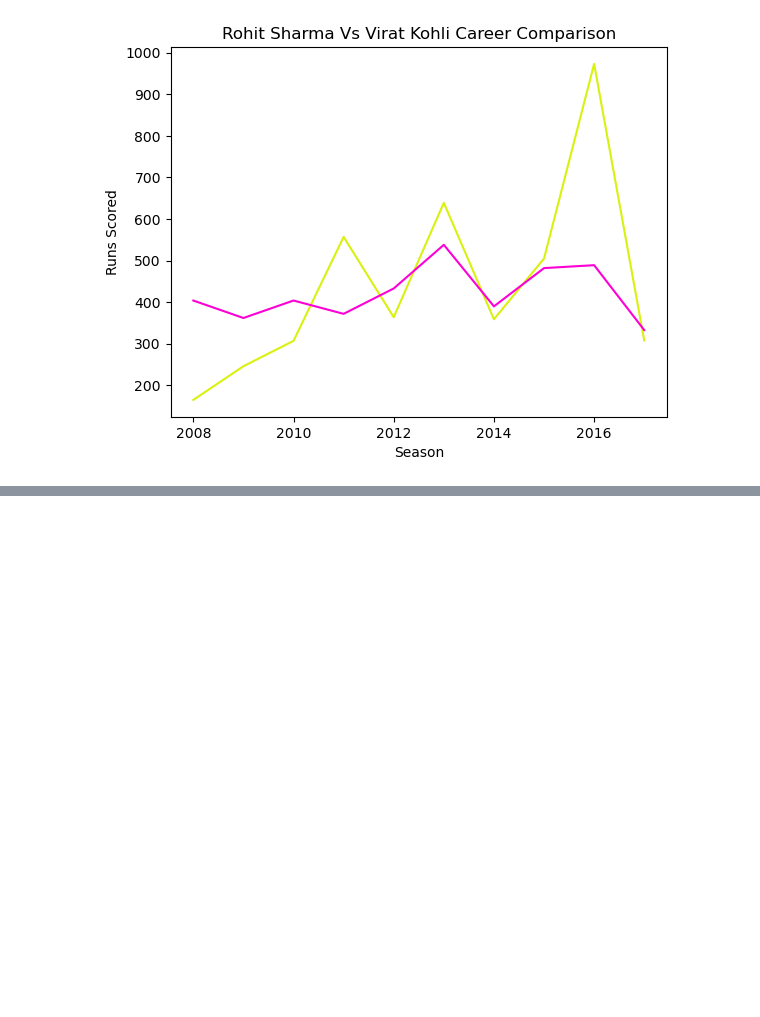
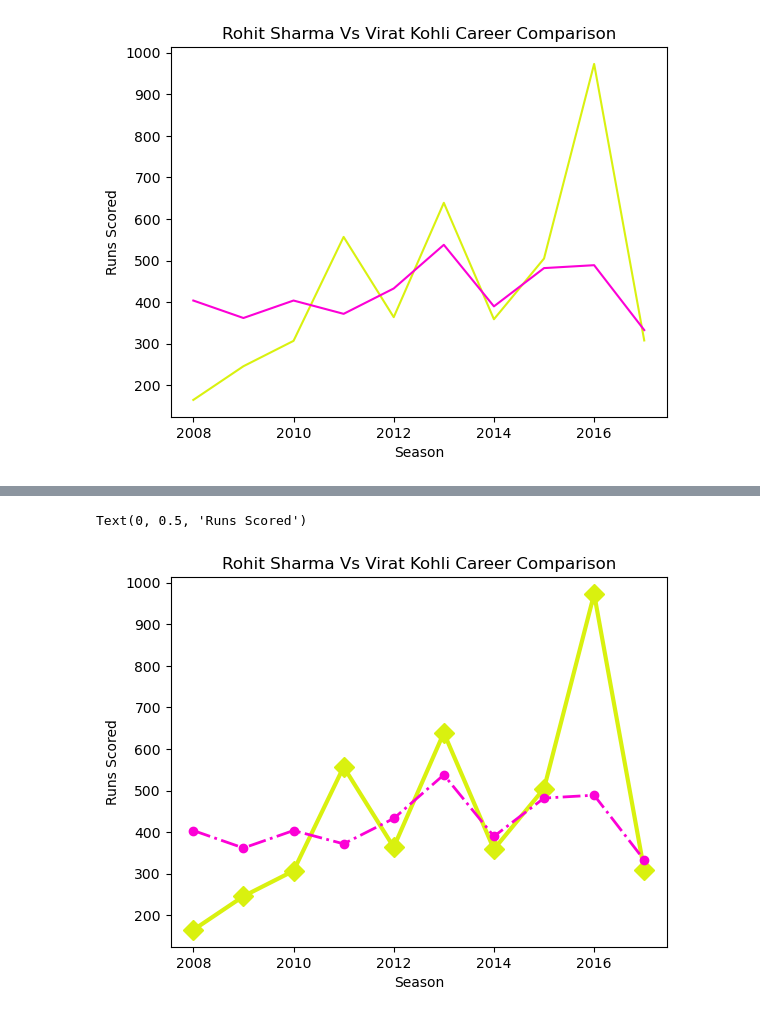
Before and after one commit to rakeshtunasahu/All-about-Python-basic-OOPs-libraries-, a Jupyter notebook: Matplotlib/Basic_plotting.ipynb, the cells around one changed output, grey strips where cells are left out. Cells and saved outputs as stored; diff of their text form; code cells hidden in the pictures; blank space fills up the shorter version.

```diff
--- a/Matplotlib/Basic_plotting.ipynb
+++ b/Matplotlib/Basic_plotting.ipynb
@@ -65,0 +76,10 @@ Text(0, 0.5, 'Runs Scored')
+# %%
+plt.plot(batsman['index'],batsman['V Kohli'],color='#D9F10F',linestyle='solid',linewidth=3,marker='D',markersize=10)
+plt.plot(batsman['index'],batsman['RG Sharma'],color='#FC00D6',linestyle='dashdot',linewidth=2,marker='o')
+
+plt.title('Rohit Sharma Vs Virat Kohli Career Comparison')
+plt.xlabel('Season')
+plt.ylabel('Runs Scored')
+# %% [output]
+Text(0, 0.5, 'Runs Scored')
+[figure, added]
```
Also changed, not shown: parts of 1 cell of this notebook.
